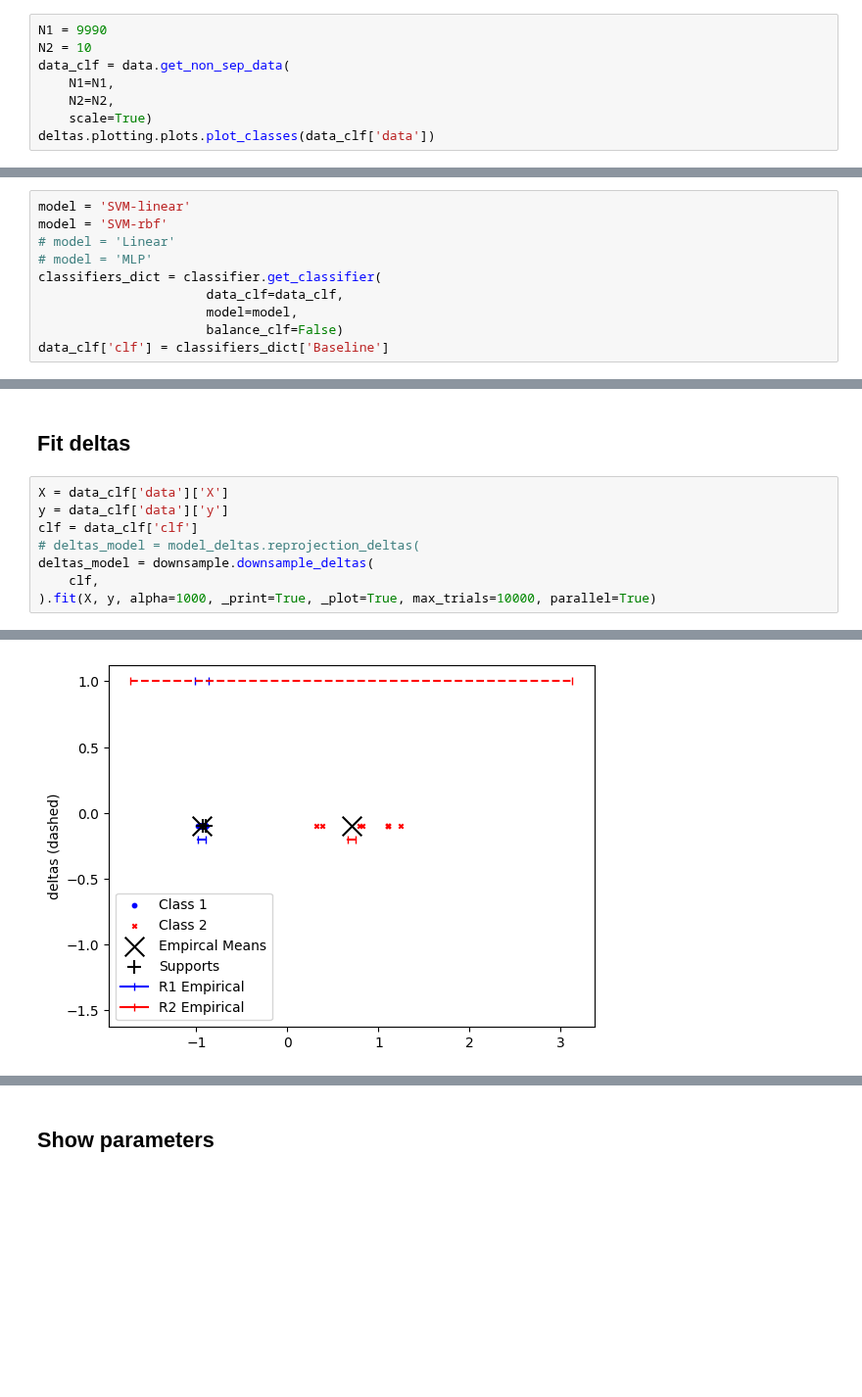
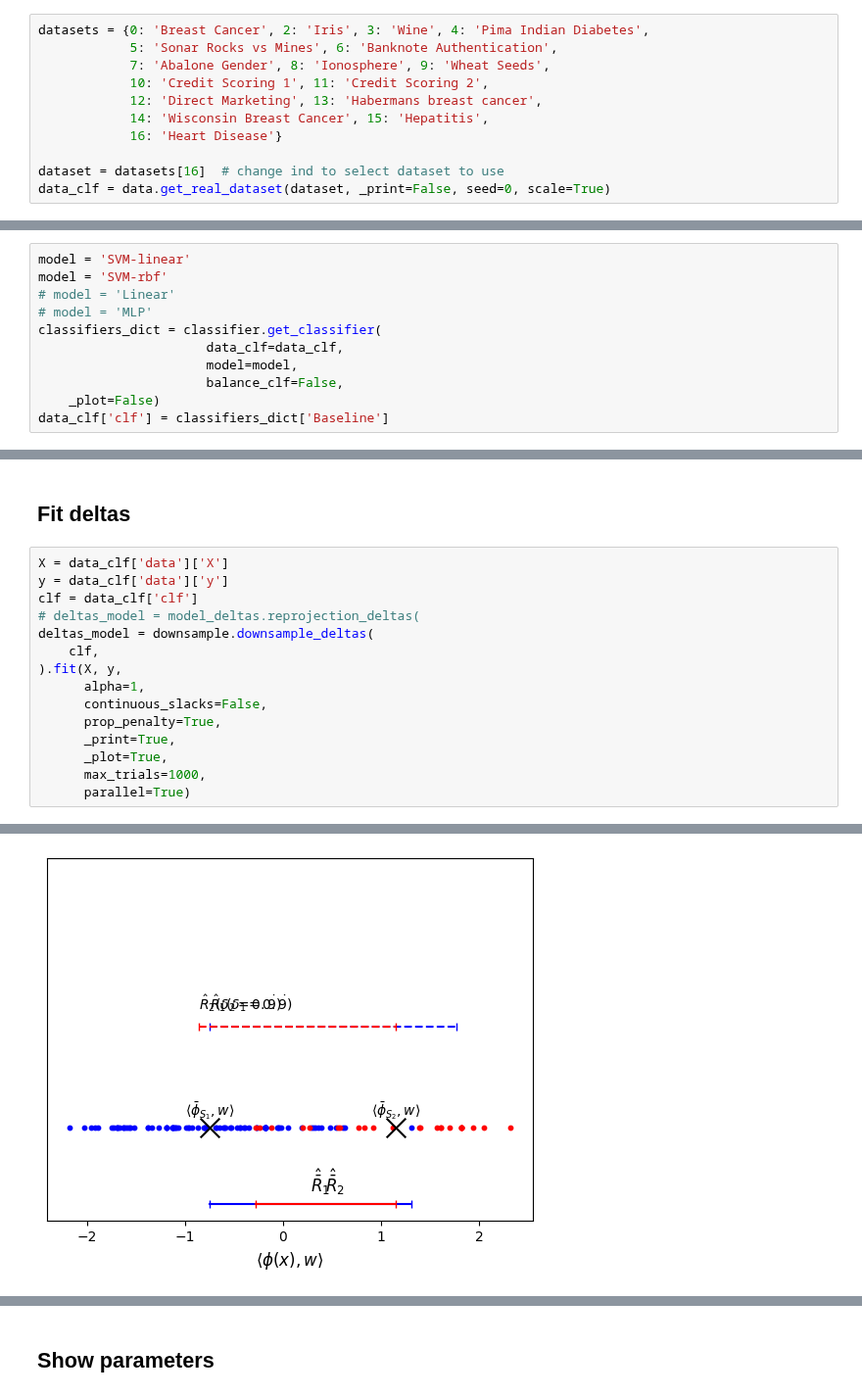
Before and after one commit to mattclifford1/linear_confidence, a Jupyter notebook: notebooks/downsample.ipynb, the cells around one changed output, grey strips where cells are left out. Shown at 98% size. Saved outputs shown, nothing was run; the diff lists cells and outputs as text; blank space fills up the shorter version.

Commit message:
continuous slack variables added

```diff
--- a/notebooks/downsample.ipynb
+++ b/notebooks/downsample.ipynb
@@ -13,10 +13,13 @@ The autoreload extension is already loaded. To reload it, use:
 # %% [markdown]
 ## Get data
 # %%
-N1 = 9990
-N2 = 10
-data_clf = data.get_non_sep_data(
-    N1=N1,
-    N2=N2,
-    scale=True)
-deltas.plotting.plots.plot_classes(data_clf['data'])
+datasets = {0: 'Breast Cancer', 2: 'Iris', 3: 'Wine', 4: 'Pima Indian Diabetes',
+            5: 'Sonar Rocks vs Mines', 6: 'Banknote Authentication',
+            7: 'Abalone Gender', 8: 'Ionosphere', 9: 'Wheat Seeds',
+            10: 'Credit Scoring 1', 11: 'Credit Scoring 2',
+            12: 'Direct Marketing', 13: 'Habermans breast cancer',
+            14: 'Wisconsin Breast Cancer', 15: 'Hepatitis',
+            16: 'Heart Disease'}
+
+dataset = datasets[16]  # change ind to select dataset to use
+data_clf = data.get_real_dataset(dataset, _print=False, seed=0, scale=True)
@@ -32,5 +33,6 @@ model = 'SVM-rbf'
 classifiers_dict = classifier.get_classifier(
                       data_clf=data_clf,
                       model=model,
-                      balance_clf=False)
+                      balance_clf=False,
+    _plot=False)
 data_clf['clf'] = classifiers_dict['Baseline']
@@ -48,6 +45,13 @@ clf = data_clf['clf']
 # deltas_model = model_deltas.reprojection_deltas(
 deltas_model = downsample.downsample_deltas(
     clf,
-).fit(X, y, alpha=1000, _print=True, _plot=True, max_trials=10000, parallel=True)
+).fit(X, y,
+      alpha=1,
+      continuous_slacks=False,
+      prop_penalty=True,
+      _print=True,
+      _plot=True,
+      max_trials=1000,
+      parallel=True)
 # %% [output]
 Original Data
@@ -54 +59 @@ Original Data
-[figure, old version]
+[figure, new version]
```
Also changed, not shown: parts of 5 cells of this notebook, 9 other files.
